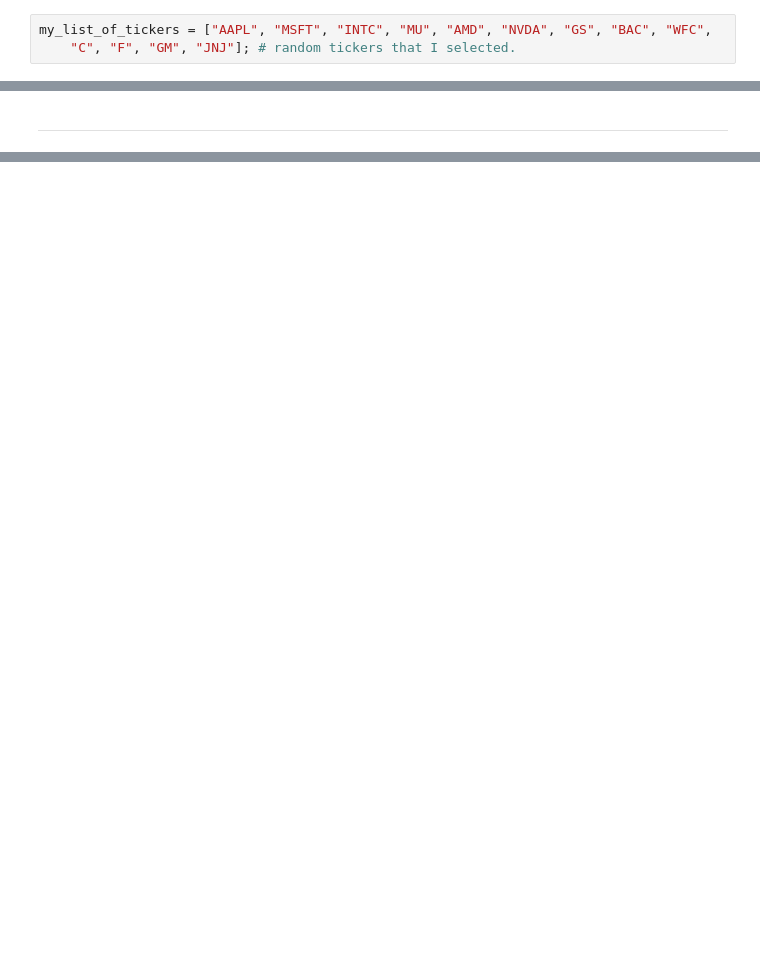
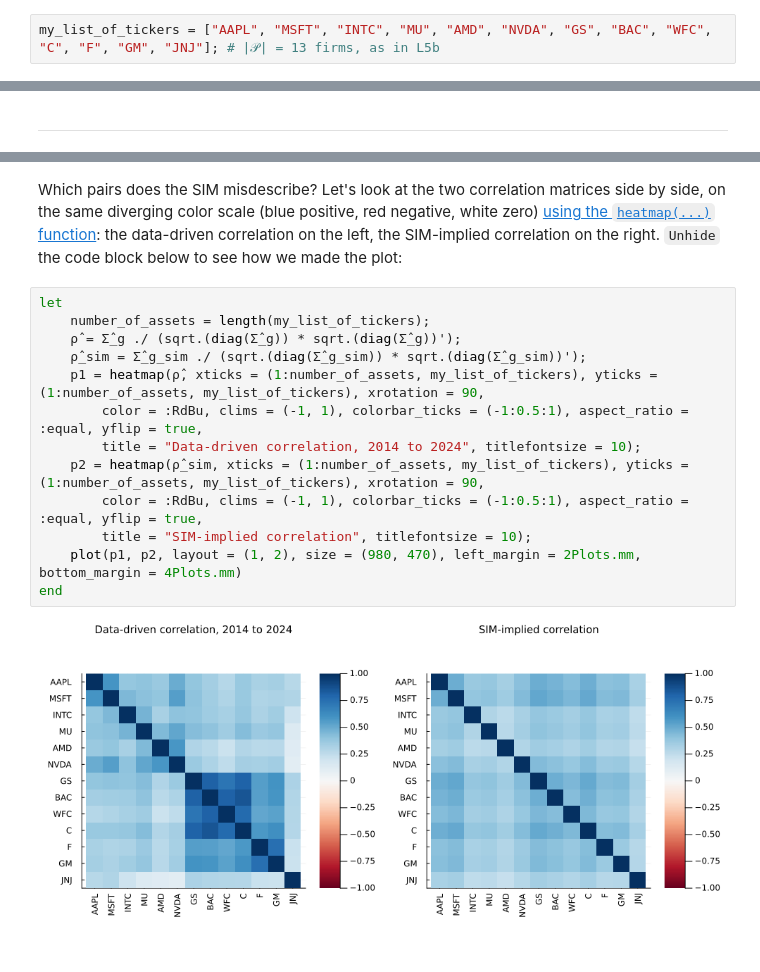
Before and after one commit to varnerlab/CHEME-5660-CourseRepository-Fall-2026, a Jupyter notebook: lectures/week-6/L6b/CHEME-5660-L6b-Example-SIM-MinVar-RA-Fall-2026.ipynb, the cells around one changed output, grey strips where cells are left out. Drawn from its saved outputs; the diff is of its cells as text; blank space fills up the shorter version.

```diff
--- a/lectures/week-6/L6b/CHEME-5660-L6b-Example-SIM-MinVar-RA-Fall-2026.ipynb
+++ b/lectures/week-6/L6b/CHEME-5660-L6b-Example-SIM-MinVar-RA-Fall-2026.ipynb
@@ -135,3 +90,2 @@ Let's start by specifying a collection of ticker symbols, e.g., `AAPL`, `MSFT`,
 # %%
-my_list_of_tickers = ["AAPL", "MSFT", "INTC", "MU", "AMD", "NVDA", "GS", "BAC", "WFC",
-    "C", "F", "GM", "JNJ"]; # random tickers that I selected.
+my_list_of_tickers = ["AAPL", "MSFT", "INTC", "MU", "AMD", "NVDA", "GS", "BAC", "WFC", "C", "F", "GM", "JNJ"]; # |𝒫| = 13 firms, as in L5b
@@ -601,0 +179,17 @@ ___
+# %% [markdown]
+Which pairs does the SIM misdescribe? Let's look at the two correlation matrices side by side, on the same diverging color scale (blue positive, red negative, white zero) [using the `heatmap(...)` function](https://docs.juliaplots.org/stable/api/#Plots.heatmap-Tuple): the data-driven correlation on the left, the SIM-implied correlation on the right. `Unhide` the code block below to see how we made the plot:
+# %%
+let
+    number_of_assets = length(my_list_of_tickers);
+    ρ̂ = Σ̂_g ./ (sqrt.(diag(Σ̂_g)) * sqrt.(diag(Σ̂_g))');
+    ρ̂_sim = Σ̂_g_sim ./ (sqrt.(diag(Σ̂_g_sim)) * sqrt.(diag(Σ̂_g_sim))');
+    p1 = heatmap(ρ̂, xticks = (1:number_of_assets, my_list_of_tickers), yticks = (1:number_of_assets, my_list_of_tickers), xrotation = 90,
+        color = :RdBu, clims = (-1, 1), colorbar_ticks = (-1:0.5:1), aspect_ratio = :equal, yflip = true,
+        title = "Data-driven correlation, 2014 to 2024", titlefontsize = 10);
+    p2 = heatmap(ρ̂_sim, xticks = (1:number_of_assets, my_list_of_tickers), yticks = (1:number_of_assets, my_list_of_tickers), xrotation = 90,
+        color = :RdBu, clims = (-1, 1), colorbar_ticks = (-1:0.5:1), aspect_ratio = :equal, yflip = true,
+        title = "SIM-implied correlation", titlefontsize = 10);
+    plot(p1, p2, layout = (1, 2), size = (980, 470), left_margin = 2Plots.mm, bottom_margin = 4Plots.mm)
+end
+# %% [output]
+[figure, added]
```
Also changed, not shown: parts of 101 cells of this notebook, 26 other files.
